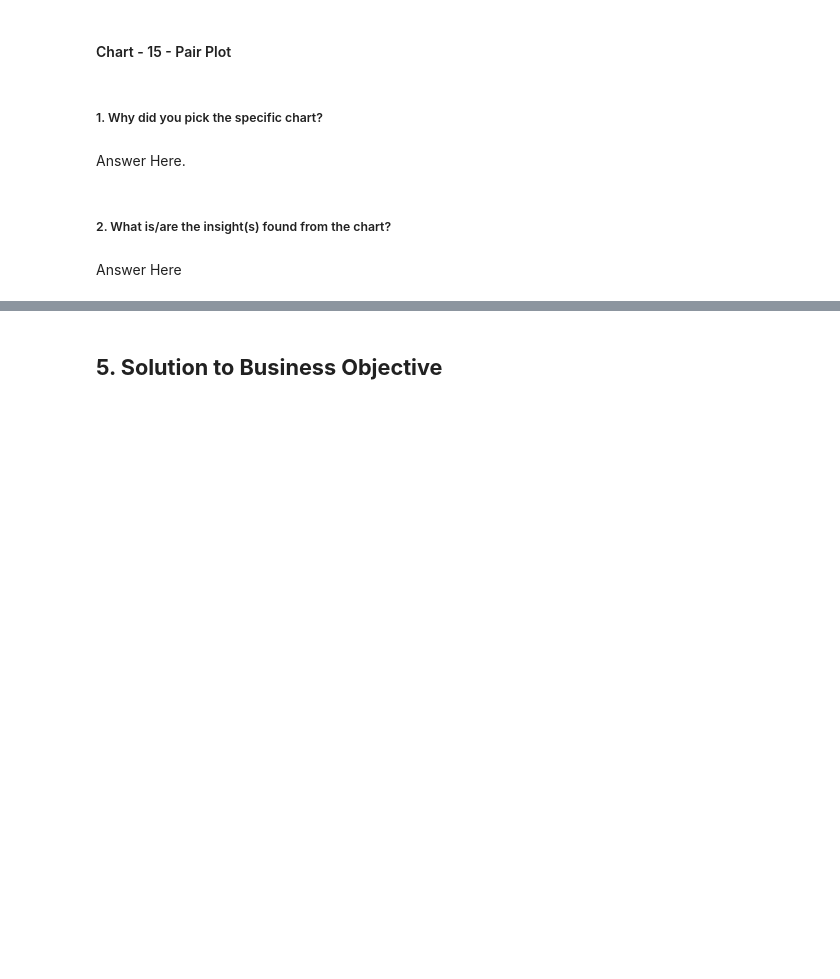
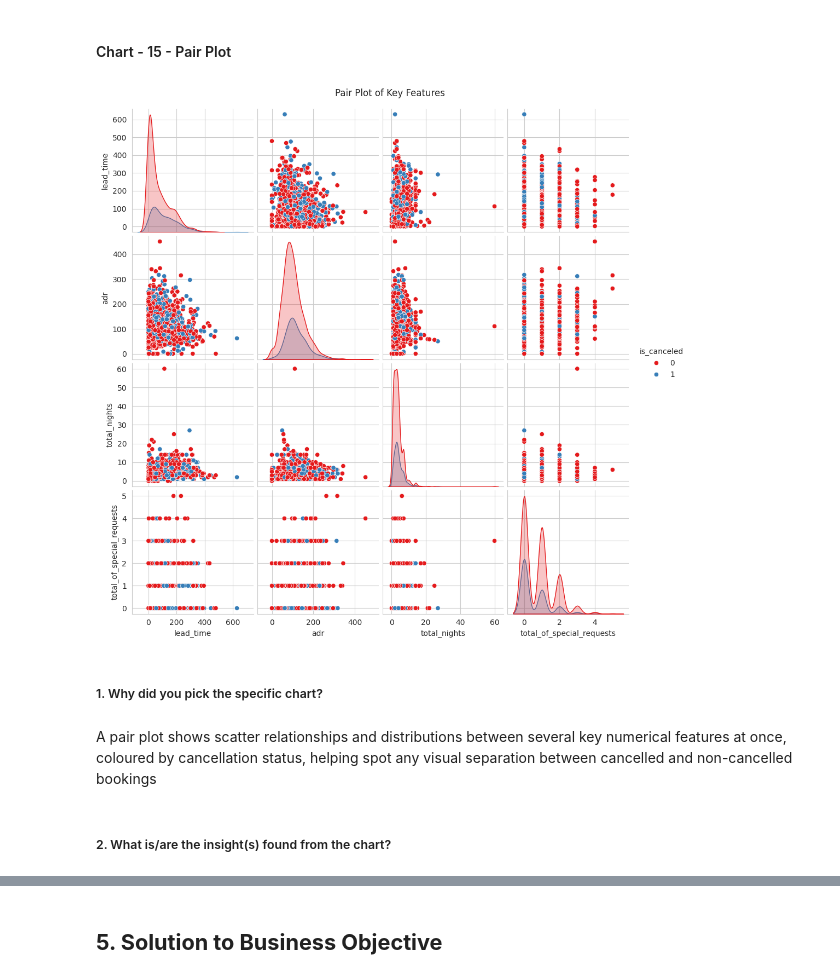
Before and after one commit to aayushaswal07/hotel-booking-eda, a Jupyter notebook: Hotel_Booking_Analysis_EDA.ipynb, the cells around one changed output, grey strips where cells are left out. Drawn from its saved outputs; the diff is of its cells as text; code cells hidden in the pictures; blank space fills up the shorter version.

```diff
--- a/Hotel_Booking_Analysis_EDA.ipynb
+++ b/Hotel_Booking_Analysis_EDA.ipynb
@@ -669,8 +677,14 @@ sns.pairplot(df)
+# %%
+# chart 15 - pair plot of key numerical features
+cols = ['lead_time', 'adr', 'total_nights', 'total_of_special_requests', 'is_canceled']
+sns.pairplot(df[cols].sample(2000, random_state=1), hue='is_canceled', palette='Set1')
+plt.suptitle("Pair Plot of Key Features", y=1.02)
+plt.show()
+# %% [output]
+[figure, added]
 # %% [markdown]
 ##### 1. Why did you pick the specific chart?
-# %% [markdown]
-Answer Here.
+# %% [markdown]
+A pair plot shows scatter relationships and distributions between several key numerical features at once, coloured by cancellation status, helping spot any visual separation between cancelled and non-cancelled bookings
 # %% [markdown]
 ##### 2. What is/are the insight(s) found from the chart?
-# %% [markdown]
-Answer Here
```
Also changed, not shown: parts of 11 cells of this notebook.
